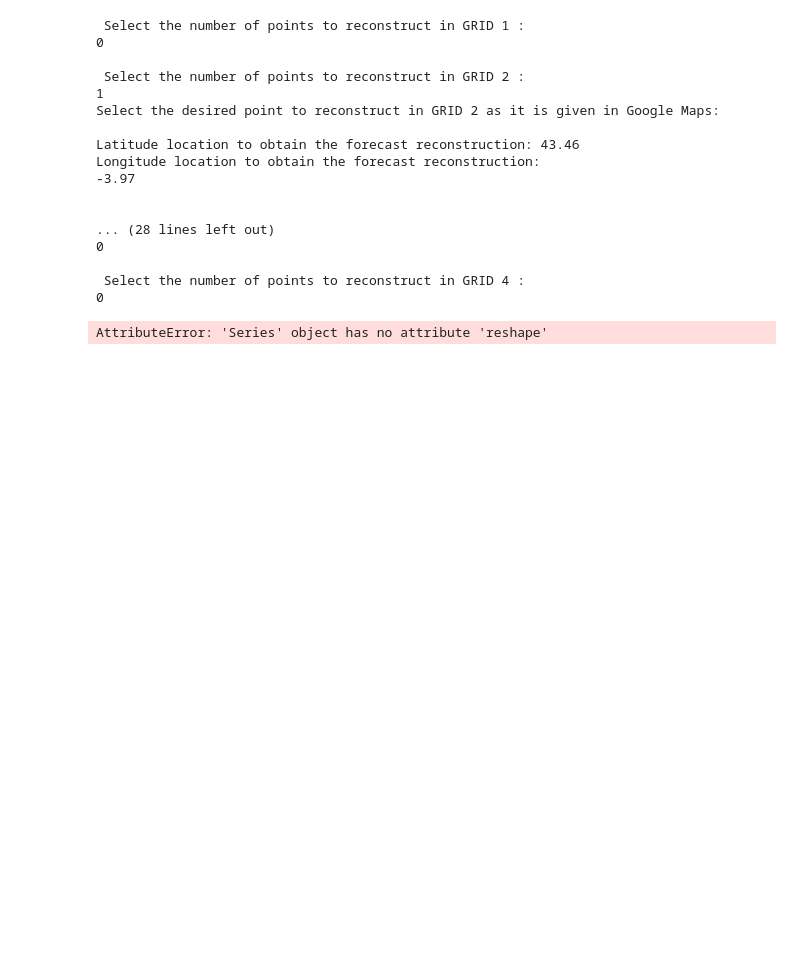
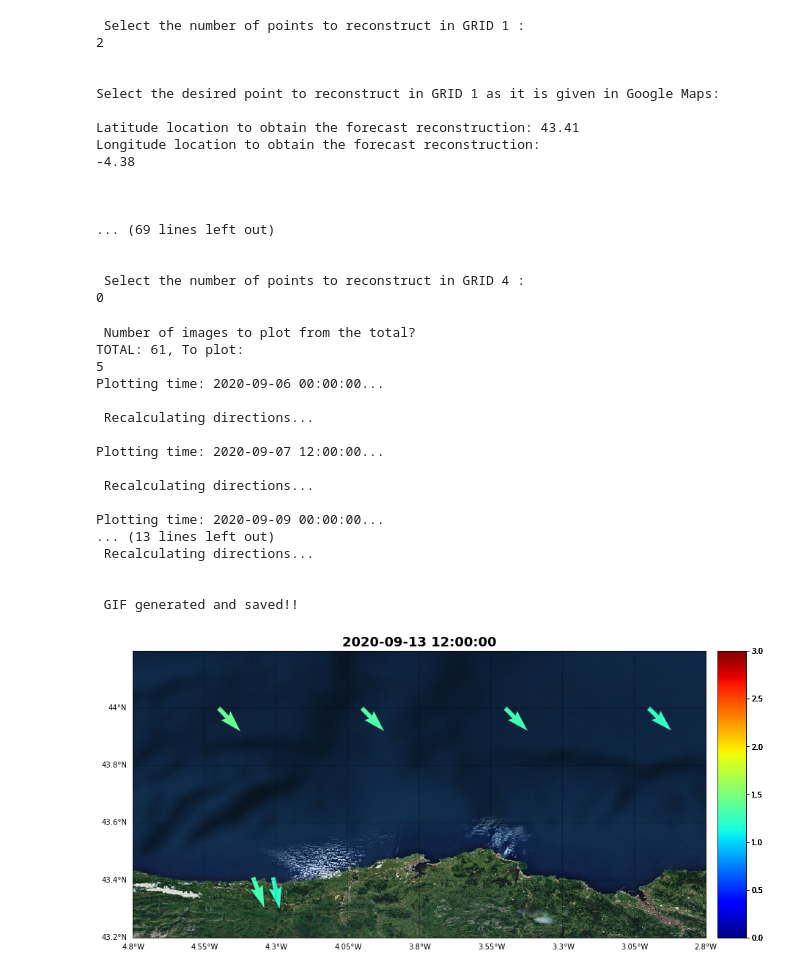
Before and after one commit to javitausia/DeliWaves, a Jupyter notebook: forecast/forecast_CAN_notebook.ipynb, the cells around one changed output. Cells and saved outputs as stored; diff of their text form; code cells hidden in the pictures; blank space fills up the shorter version.

Commit message:
Working forecasts in CAN

```diff
--- a/forecast/forecast_CAN_notebook.ipynb
+++ b/forecast/forecast_CAN_notebook.ipynb
@@ -83,31 +83,59 @@ info = {
 # --------------------------------------------------------------------------- #
 
 # Example coordinates for the forecast reconstruction:
-# Sardinero 43.5, -3.75
-# Liencres 43.46, -3.97
-# Jeffrey's Bay -34.0 24.98
+# SanVi           43.41, -4.38
+# Oyambre         43.41, -4.31
+# Los Locos       43.44  -4.06
+# Liencres        43.46, -3.97
+# La Vaca         43.49  -3.82
+# Sardinero       43.48, -3.76
+# Somo            43.47, -3.74
+# Brusco          43.47  -3.48
+# Berria          43.47, -3.45
+# Laredo          43.42, -3.42
+# Sona-Ori        43.42, -3.31
+# Mundaka         43.45, -2.73   (not shown in final plot,
+#                                 change coords in python class if wanted)
 
-forecast_dataset = forecast.forecast_reconstruction(p_data_swan=p_data_swan,
-                                                    info=info,
-                                                    forecast_data=forecast_data)
+forecasts_list = forecast.forecast_reconstruction(p_data_swan=p_data_swan,
+                                                  info=info,
+                                                  forecast_data=forecast_data)
 # %% [output]
  Select the number of points to reconstruct in GRID 1 :
-0
-
- Select the number of points to reconstruct in GRID 2 :
-1
-Select the desired point to reconstruct in GRID 2 as it is given in Google Maps:
-
-Latitude location to obtain the forecast reconstruction: 43.46
-Longitude location to obtain the forecast reconstruction:
--3.97
+2
 
 
-... (28 lines left out)
-0
+Select the desired point to reconstruct in GRID 1 as it is given in Google Maps:
+
+Latitude location to obtain the forecast reconstruction: 43.41
+Longitude location to obtain the forecast reconstruction:
+-4.38
+
+
+
+... (69 lines left out)
+
 
  Select the number of points to reconstruct in GRID 4 :
 0
-AttributeError: 'Series' object has no attribute 'reshape'
 # %%
-forecast.plot_results(forecast_dataset=forecast_dataset)
+forecast.plot_results(forecasts_list=forecasts_list)
+# %% [output]
+ Number of images to plot from the total?
+TOTAL: 61, To plot:
+5
+Plotting time: 2020-09-06 00:00:00...
+
+ Recalculating directions...
+
+Plotting time: 2020-09-07 12:00:00...
+
+ Recalculating directions...
+
+Plotting time: 2020-09-09 00:00:00...
+... (13 lines left out)
+ Recalculating directions...
+
+
+ GIF generated and saved!!
+[figure, added]
```
Also changed, not shown: parts of 2 cells of this notebook, 1 other file.
